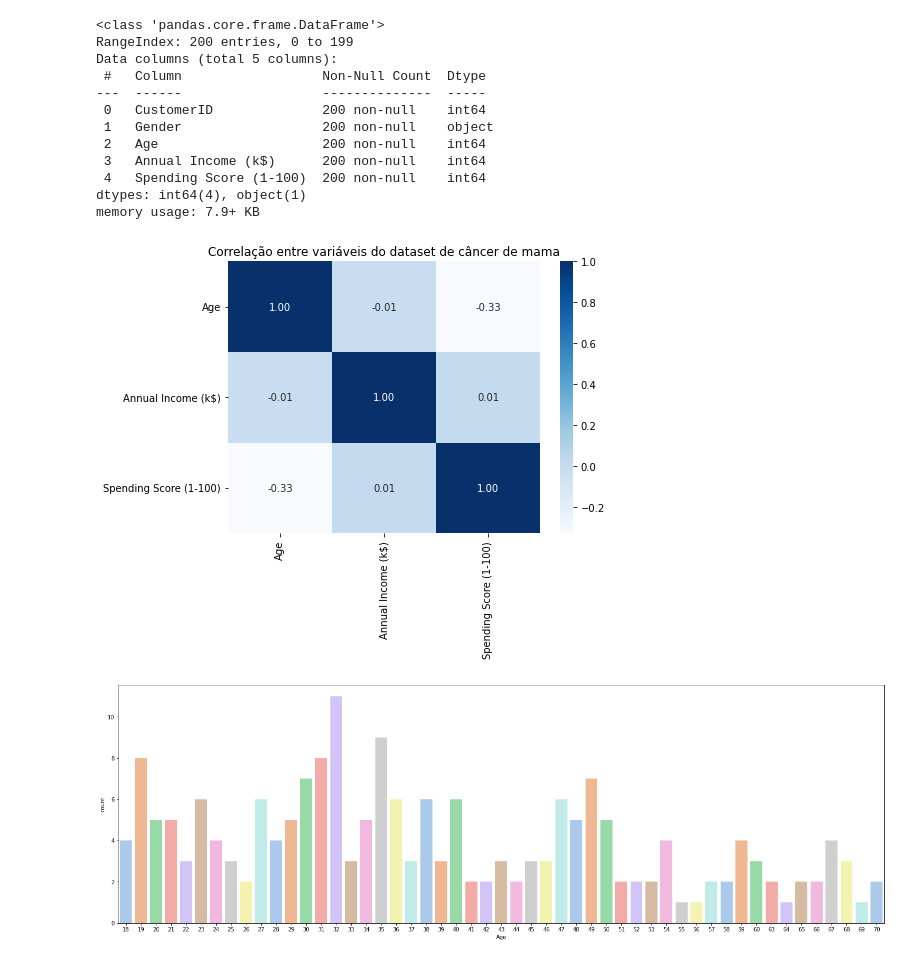
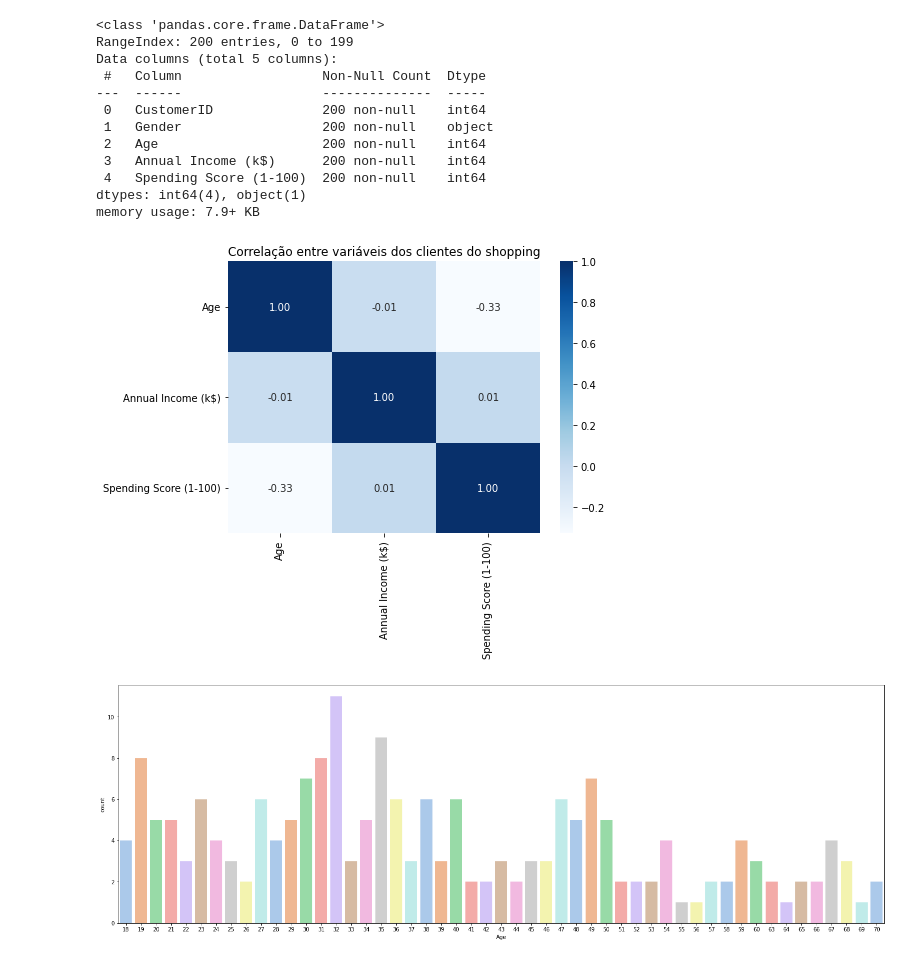
Before and after one commit to Ruann-01/Python_IA, a Jupyter notebook: Atividade 7/Atividade 7 - K-means.ipynb, the cells around one changed output. Saved outputs shown, nothing was run; the diff lists cells and outputs as text; code cells hidden in the pictures.

```diff
--- a/Atividade 7/Atividade 7 - K-means.ipynb
+++ b/Atividade 7/Atividade 7 - K-means.ipynb
@@ -62,16 +62,16 @@ memory usage: 7.9+ KB
 # %%
 df_shop_focus = df_shop[['Age','Annual Income (k$)','Spending Score (1-100)']]
 import matplotlib.pyplot as plt
 import seaborn as sns
 plt.figure(figsize=(7,5))
 sns.heatmap(df_shop_focus.corr(),
             annot = True,
             fmt = '.2f',#deixando em duas casas decimais
             cmap='Blues')
-plt.title('Correlação entre variáveis do dataset de câncer de mama')
+plt.title('Correlação entre variáveis dos clientes do shopping')
 plt.show()
 # %% [output]
-[figure, old version]
+[figure, new version]
 # %%
 #Visualizando a distribuição de idades dos clientes
 plt.figure(figsize=(25,8))
```
